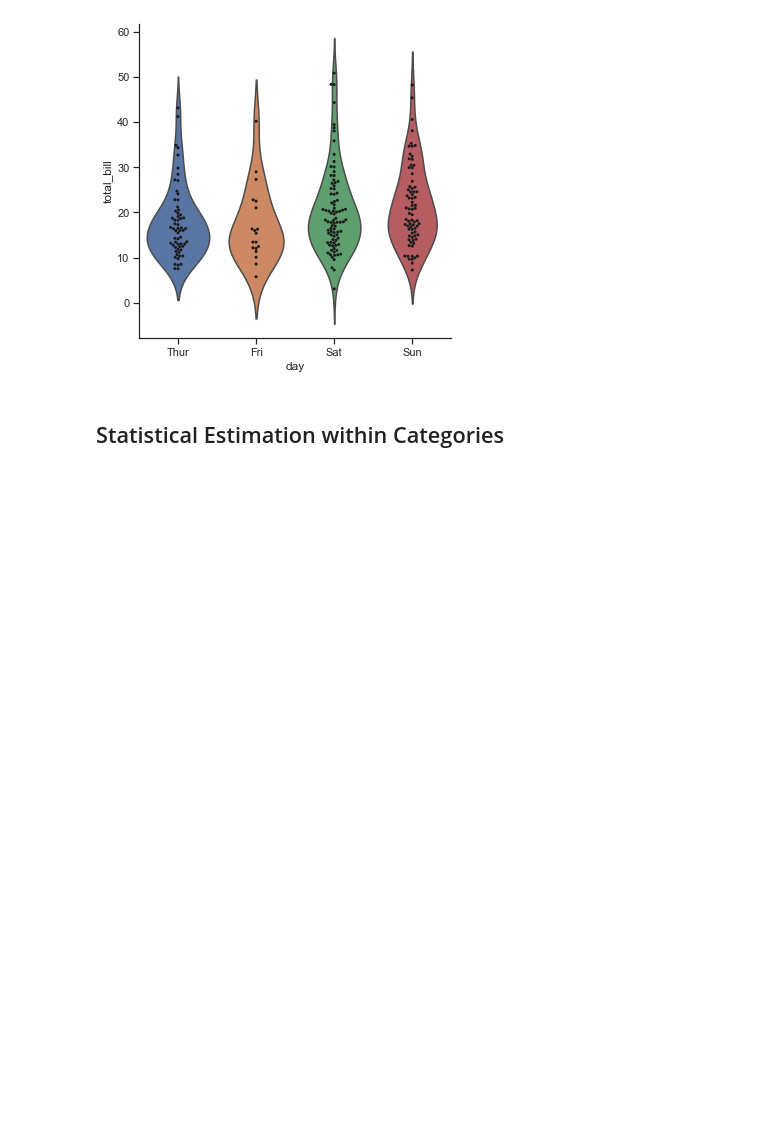
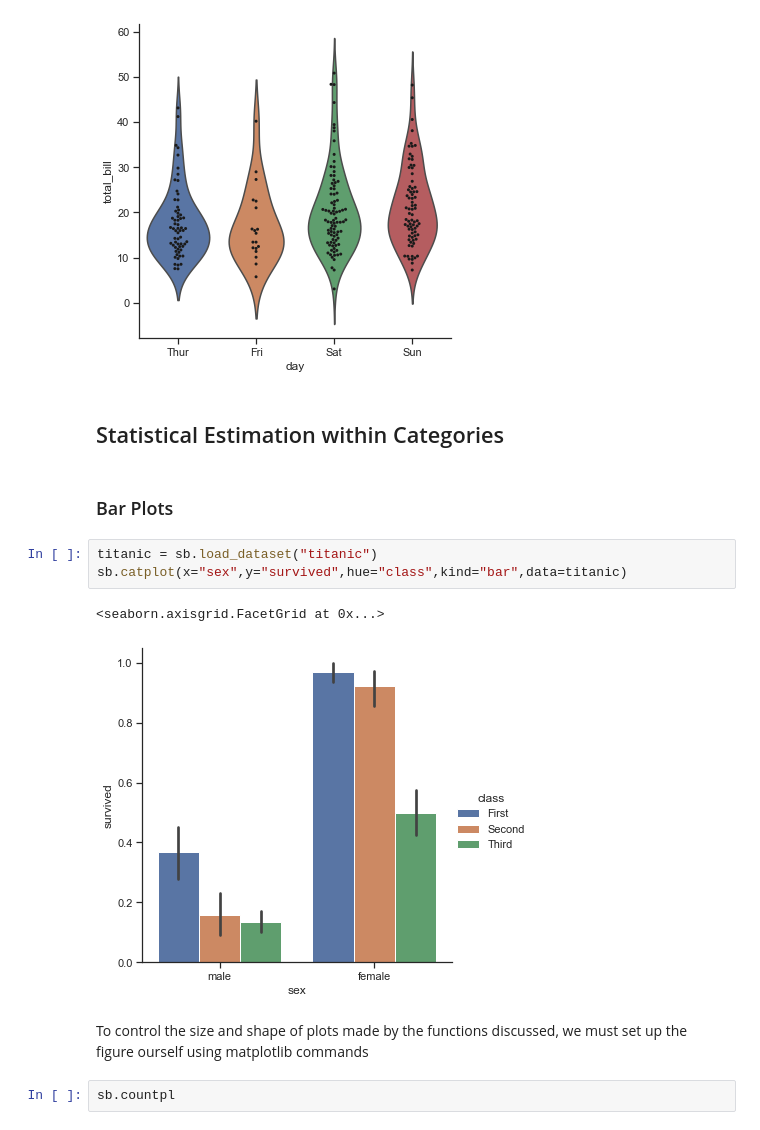
Before and after one commit to ashishkirtwed/Visualization-using-pytho-Seaborn-, a Jupyter notebook: Categorical plot .ipynb, the cells around one changed output. Drawn from its saved outputs; the diff is of its cells as text; blank space fills up the shorter version.

```diff
--- a/Categorical plot .ipynb
+++ b/Categorical plot .ipynb
@@ -121,3 +121,15 @@ sb.swarmplot(x="day",y="total_bill",color="k",size=3,data=tips,ax=g.ax)
 [figure]
 # %% [markdown]
 ## Statistical Estimation within Categories
+# %% [markdown]
+### Bar Plots
+# %%
+titanic = sb.load_dataset("titanic")
+sb.catplot(x="sex",y="survived",hue="class",kind="bar",data=titanic)
+# %% [output]
+<seaborn.axisgrid.FacetGrid at 0x...>
+[figure, added]
+# %% [markdown]
+To control the size and shape of plots made by the functions discussed, we must set up the figure ourself using matplotlib commands
+# %%
+sb.countpl
```
